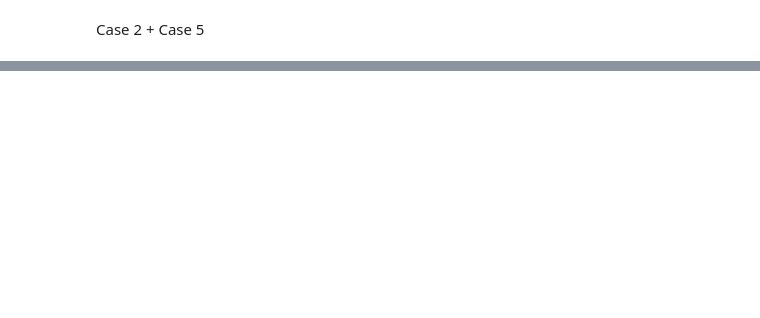
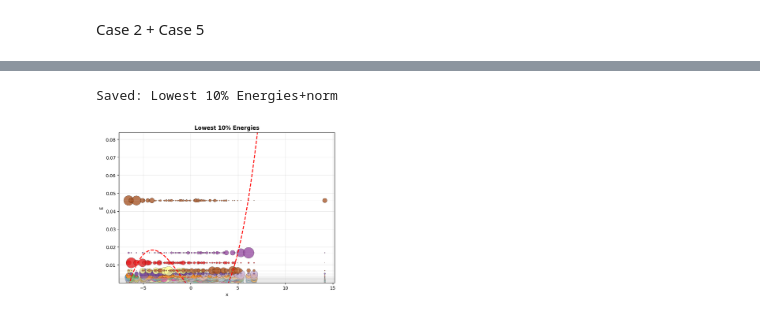
Before and after one commit to sohamnilvaze/HQAI_Research, a Jupyter notebook: qho-implementation.ipynb, the cells around one changed output, grey strips where cells are left out. Cells and saved outputs as stored; diff of their text form; code cells hidden in the pictures; blank space fills up the shorter version.

```diff
--- a/qho-implementation.ipynb
+++ b/qho-implementation.ipynb
@@ -2699,0 +2922,5 @@ NameError: name 'preds_te' is not defined
+# %%
+create_plot(recon_1,x[1],1)
+# %% [output]
+Saved: Lowest 10% Energies+norm
+[figure, added]
```
Also changed, not shown: parts of 13 cells of this notebook.
